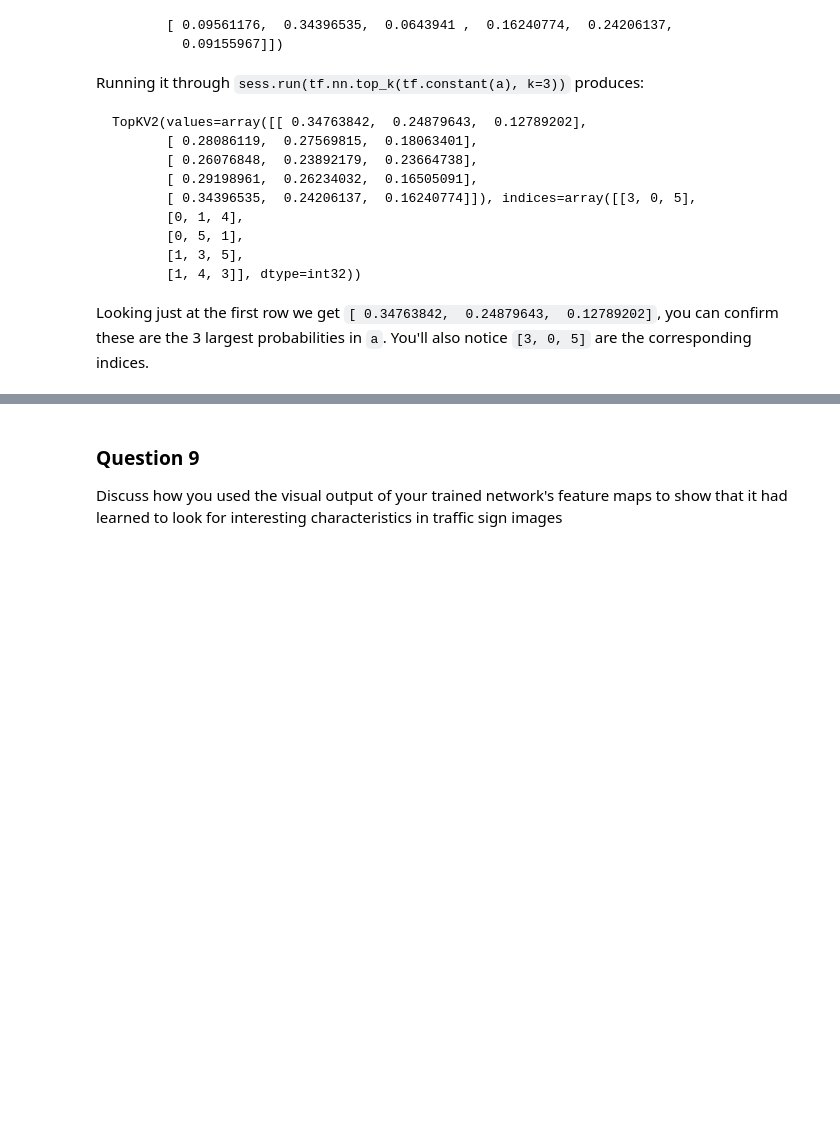
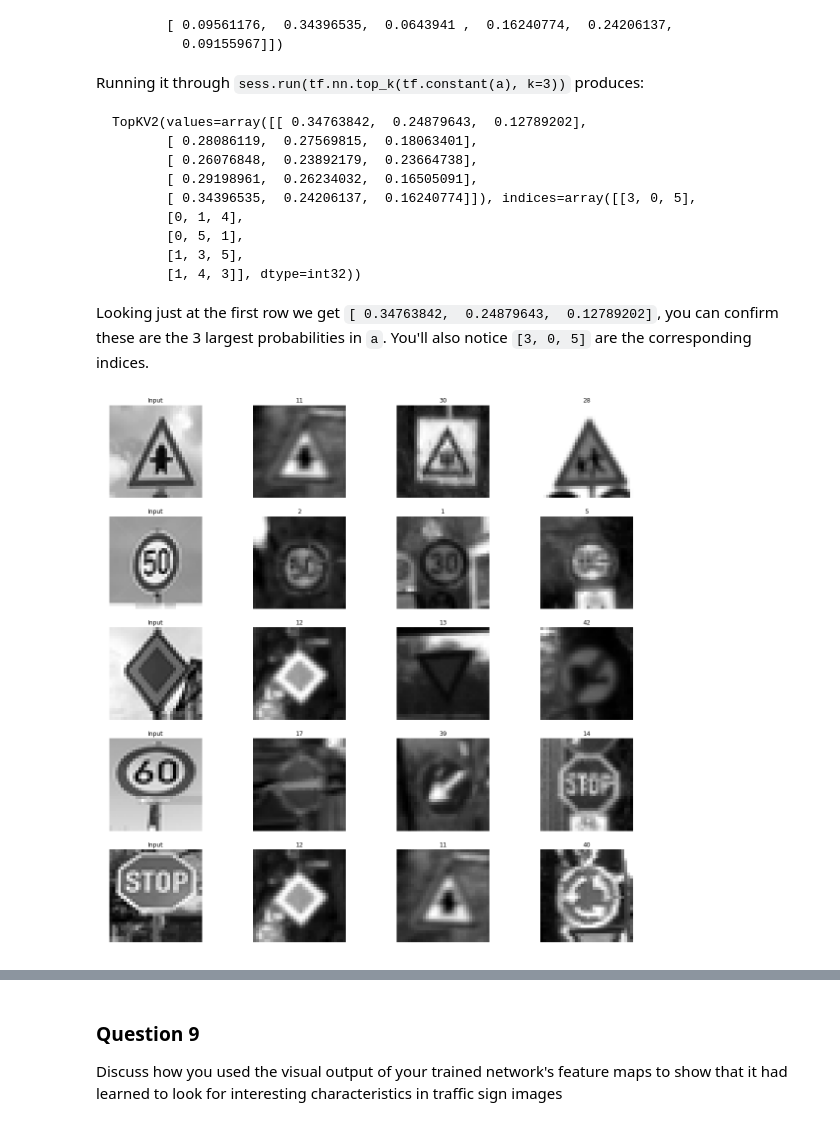
Before and after one commit to ankith0073/Traffic-sign-Classification, a Jupyter notebook: Traffic_Sign_Classifier.ipynb, the cells around one changed output, grey strips where cells are left out. Drawn from its saved outputs; the diff is of its cells as text; code cells hidden in the pictures; blank space fills up the shorter version.

```diff
--- a/Traffic_Sign_Classifier.ipynb
+++ b/Traffic_Sign_Classifier.ipynb
@@ -346,7 +346,7 @@ for i in range(n_classes):
             # plt.close()
 
             #choose which jittering needds to be done
-            choose_jittering = random.randint(0,4) #blurring is making the features go away
+            choose_jittering = random.randint(0,3) #blurring is making the features go away
             if choose_jittering == 0:
                 random_x = random.randint(-2, 2)
                 random_y = random.randint(-2, 2)
@@ -764,3 +771,14 @@ NameError: name 'my_images_normalized' is not defined
 # %%
 ### Calculate the accuracy for these 5 new images.
 ### For example, if the model predicted 1 out of 5 signs correctly, it's 20% accurate on these new images.
+with tf.Session() as sess:
+    saver.restore(sess, './lenet')
+    for i in range(images_normalised.shape[0]):
+        #test_accuracy = evaluate(images_normalised, labels)
+        predictions = sess.run(logits,feed_dict={x:images_normalised})
+        #predictions = logits(x)
+        soft_max_pred = sess.run(tf.nn.softmax(predictions, dim=-1, name=None))
+        top_5 = sess.run(tf.nn.top_k(soft_max_pred, k=3))
+#print('Test Accuracy: {}'.format(predictions))
+#print('Test soft MAx: {}'.format(soft_max_pred))
+print('Test soft MAx: {}'.format(top_5))
@@ -810,3 +843,30 @@ Looking just at the first row we get `[ 0.34763842,  0.24879643,  0.12789202]`,
+# %%
+### Print out the top five softmax probabilities for the predictions on the German traffic sign images found on the web.
+### Feel free to use as many code cells as needed.
+images_probablities = [[11, 30, 28],
+                       [ 2,  1,  5],
+                       [12, 13, 42],
+                       [17, 39, 14],
+                       [12, 11, 40]]
+plt.figure(figsize=(20,20))
+k = 1
+#looping through all the input images and the predctions priority wise
+for i in range(0,5):
+    plt.subplot(5,4,k)
+    plt.imshow(images_normalised[i].squeeze(),
+               cmap= 'gray')
+    plt.axis('off')
+    plt.title('Input')
+    k = k + 1
+    for j in range(0,3):
+        #temp = images_probablities[i][j]
+        plt.subplot(5, 4, k)
+        plt.imshow(X_train[separated_elements[str(images_probablities[i][j])][0][0]].squeeze(),cmap = 'gray')
+        plt.title(str(images_probablities[i][j]))
+        plt.axis('off')
+        k = k + 1
+# %% [output]
+[figure, added]
 # %% [markdown]
 ---
 
```
Also changed, not shown: parts of 20 cells of this notebook.
